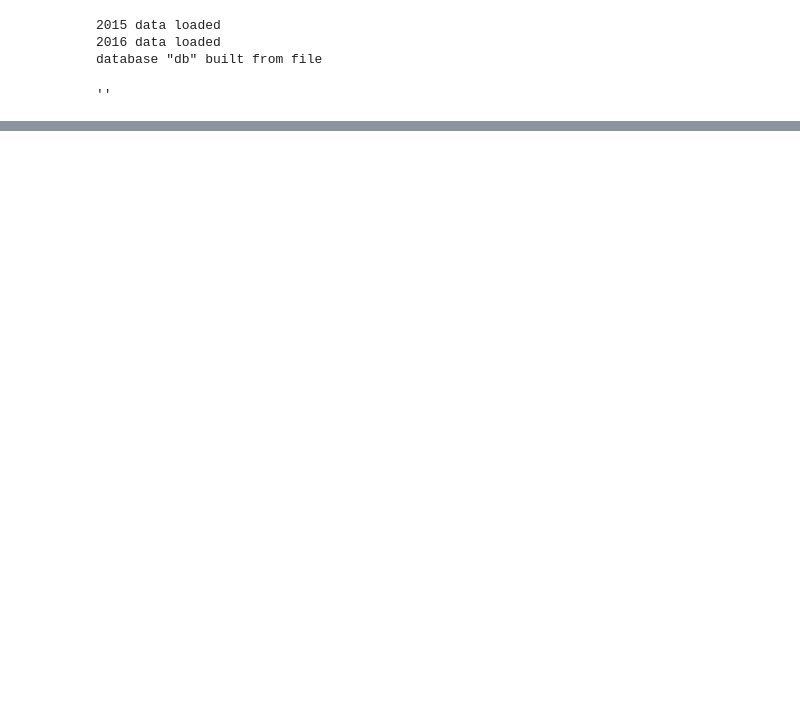
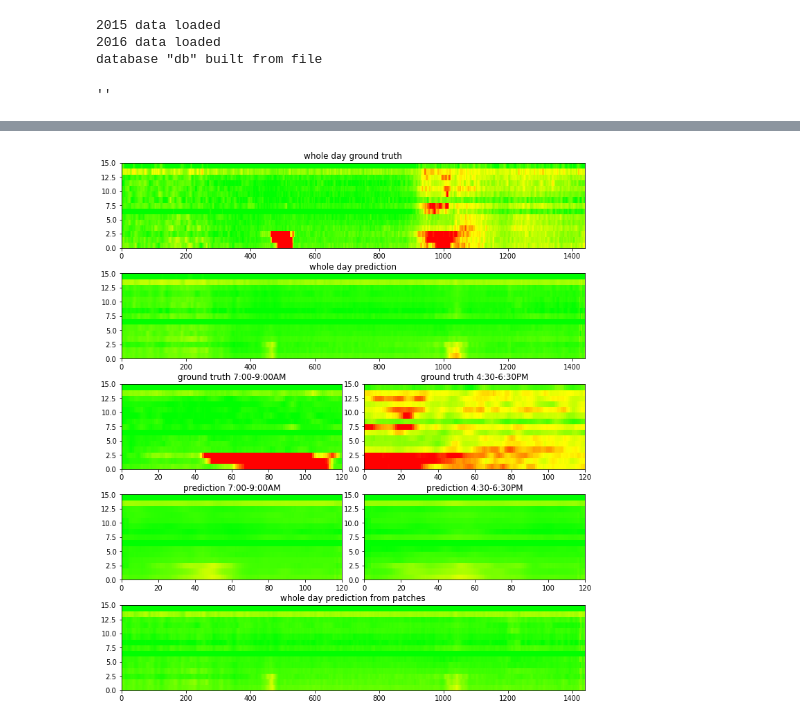
Before and after one commit to wkelongws/D, a Jupyter notebook: CNN_analysis_model_inference.ipynb, the cells around one changed output, grey strips where cells are left out. Saved outputs shown, nothing was run; the diff lists cells and outputs as text; code cells hidden in the pictures; blank space fills up the shorter version.

```diff
--- a/CNN_analysis_model_inference.ipynb
+++ b/CNN_analysis_model_inference.ipynb
@@ -281,7 +291,7 @@ class CNN_Long_Term_Speed_Pred_Net(nn.Module):
 
 class CNN_deeper_Long_Term_Speed_Pred_Net(nn.Module):
     def __init__(self, use_gpu = True, use_history = True, Min_Max = Min_Max):
-        super(CNN_Long_Term_Speed_Pred_Net, self).__init__()
+        super(CNN_deeper_Long_Term_Speed_Pred_Net, self).__init__()
 
         self.use_gpu = use_gpu
         self.use_history = use_history
@@ -292,16 +302,16 @@ class CNN_deeper_Long_Term_Speed_Pred_Net(nn.Module):
         self.Weather_max = Min_Max[2]
         self.Weather_min = Min_Max[3]
 
-        self.weather_layer1_conv2d = nn.Conv2d(in_channels=9, out_channels=2, kernel_size=(1,1))
-        self.weather_layer2_conv2d = nn.Conv2d(in_channels=2, out_channels=8, kernel_size=(3,3))
-        self.weather_layer3_conv2d = nn.Conv2d(in_channels=8, out_channels=16, kernel_size=(3,3))
+        self.weather_layer1_conv2d = nn.Sequential(nn.Conv2d(in_channels=9, out_channels=2, kernel_size=(1,1)),nn.BatchNorm2d(2),nn.ReLU())
+        self.weather_layer2_conv2d = nn.Sequential(nn.Conv2d(in_channels=2, out_channels=8, kernel_size=(3,3)),nn.BatchNorm2d(8),nn.ReLU())
+        self.weather_layer3_conv2d = nn.Sequential(nn.Conv2d(in_channels=8, out_channels=16, kernel_size=(3,3)),nn.BatchNorm2d(16),nn.ReLU())
 
         self.history_layer1_conv3d = nn.Conv3d(in_channels=1, out_channels=2, kernel_size=(3,3,3))
-        self.history_layer2_conv2d = nn.Conv2d(in_channels=8, out_channels=2, kernel_size=(1,1))
-        self.history_layer3_conv2d = nn.Conv2d(in_channels=2, out_channels=16, kernel_size=(3,3))
+        self.history_layer2_conv2d = nn.Sequential(nn.BatchNorm2d(8),nn.ReLU(),nn.Conv2d(in_channels=8, out_channels=2, kernel_size=(1,1)),nn.BatchNorm2d(2),nn.ReLU())
+        self.history_layer3_conv2d = nn.Sequential(nn.Conv2d(in_channels=2, out_channels=16, kernel_size=(3,3)),nn.BatchNorm2d(16),nn.ReLU())
 
-        self.decoder_layer1_conv2d = nn.ConvTranspose2d(in_channels=16, out_channels=8, kernel_size=(3,3))
-        self.decoder_layer2_conv2d = nn.ConvTranspose2d(in_channels=8, out_channels=1, kernel_size=(3,3))
+        self.decoder_layer1_conv2d = nn.Sequential(nn.ConvTranspose2d(in_channels=16, out_channels=8, kernel_size=(3,3)),nn.BatchNorm2d(8),nn.ReLU())
+        self.decoder_layer2_conv2d = nn.Sequential(nn.ConvTranspose2d(in_channels=8, out_channels=1, kernel_size=(3,3)),nn.Sigmoid())
 
     def forward(self, input_sample, future = 0, use_gpu = True):
 
@@ -354,8 +364,8 @@ class CNN_deeper_Long_Term_Speed_Pred_Net(nn.Module):
 # os.environ['CUDA_VISIBLE_DEVICES'] = '0'
 use_gpu = torch.cuda.is_available()
 
-model = CNN_Long_Term_Speed_Pred_Net(use_gpu = use_gpu, use_history = use_history, Min_Max = Min_Max)
-# model = CNN_deeper_Long_Term_Speed_Pred_Net(use_gpu = use_gpu, use_history = use_history, Min_Max = Min_Max)
+# model = CNN_Long_Term_Speed_Pred_Net(use_gpu = use_gpu, use_history = use_history, Min_Max = Min_Max)
+model = CNN_deeper_Long_Term_Speed_Pred_Net(use_gpu = use_gpu, use_history = use_history, Min_Max = Min_Max)
 
 print('model structure built from class')
 if use_gpu:
@@ -403,0 +416,80 @@ def add_patch_dim_to_sample(sample):
+# %%
+day = 431
+idx = day  # test: [417,420,431]
+out,label = model(add_patch_dim_to_sample(db[idx]))
+out = out.data.cpu()[0]
+label = label.data.cpu()[0]
+
+#AM peak
+day_idx = day
+hr_idx = 42 #7:00am - 9:00am
+idx = day_idx*133+hr_idx  # test: [417,420,431]
+out_am,label_am = model(add_patch_dim_to_sample(db_patch[idx]))
+out_am = out_am.data.cpu()[0]
+label_am = label_am.data.cpu()[0]
+
+#PM peak
+day_idx = day
+hr_idx = 99 # 4:30pm - 6:30pm
+idx = day_idx*133+hr_idx  # test: [417,420,431]
+out_pm,label_pm = model(add_patch_dim_to_sample(db_patch[idx]))
+out_pm = out_pm.data.cpu()[0]
+label_pm = label_pm.data.cpu()[0]
+
+gs = gridspec.GridSpec(5, 2, wspace=0.1, hspace=0.3)
+fig = plt.figure(figsize=(12,14))
+ax = plt.subplot(gs[0,:])
+ax.set_title('whole day ground truth')
+vis_one_day_traffic_speed(label)
+ax = plt.subplot(gs[1,:])
+ax.set_title('whole day prediction')
+vis_one_day_traffic_speed(out)
+ax = plt.subplot(gs[2,0])
+ax.set_title('ground truth 7:00-9:00AM')
+vis_one_day_traffic_speed(label_am)
+ax = plt.subplot(gs[3,0])
+ax.set_title('prediction 7:00-9:00AM')
+vis_one_day_traffic_speed(out_am)
+ax = plt.subplot(gs[2,1])
+ax.set_title('ground truth 4:30-6:30PM')
+vis_one_day_traffic_speed(label_pm)
+ax = plt.subplot(gs[3,1])
+ax.set_title('prediction 4:30-6:30PM')
+vis_one_day_traffic_speed(out_pm)
+
+
+day_idx = day
+pred = []
+truth = []
+
+for i in range(133):
+
+    vote = np.empty([15,1440])
+    vote[:] = np.nan
+    gt = np.copy(vote)
+
+    idx = day_idx*133 + i
+    out,label = model(add_patch_dim_to_sample(db_patch[idx]))
+    out = out.data.cpu()[0]
+    label = label.data.cpu()[0]
+
+    vote[:,i*10:i*10+120] = out
+    gt[:,i*10:i*10+120] = label
+    pred.append(vote)
+    truth.append(gt)
+
+def vote(votes):
+    a = np.stack(votes,0)
+    b = np.nanmean(a,0)
+    return b
+
+pred = vote(pred)
+truth = vote(truth)
+ax = plt.subplot(gs[4,:])
+ax.set_title('whole day prediction from patches')
+vis_one_day_traffic_speed(pred)
+
+figname = weights_file_name
+fig.savefig('images/CNN/'+figname+'_'+str(day)+'.png')
+# %% [output]
+[figure, added]
```
Also changed, not shown: parts of 17 cells of this notebook, 23 other files.
